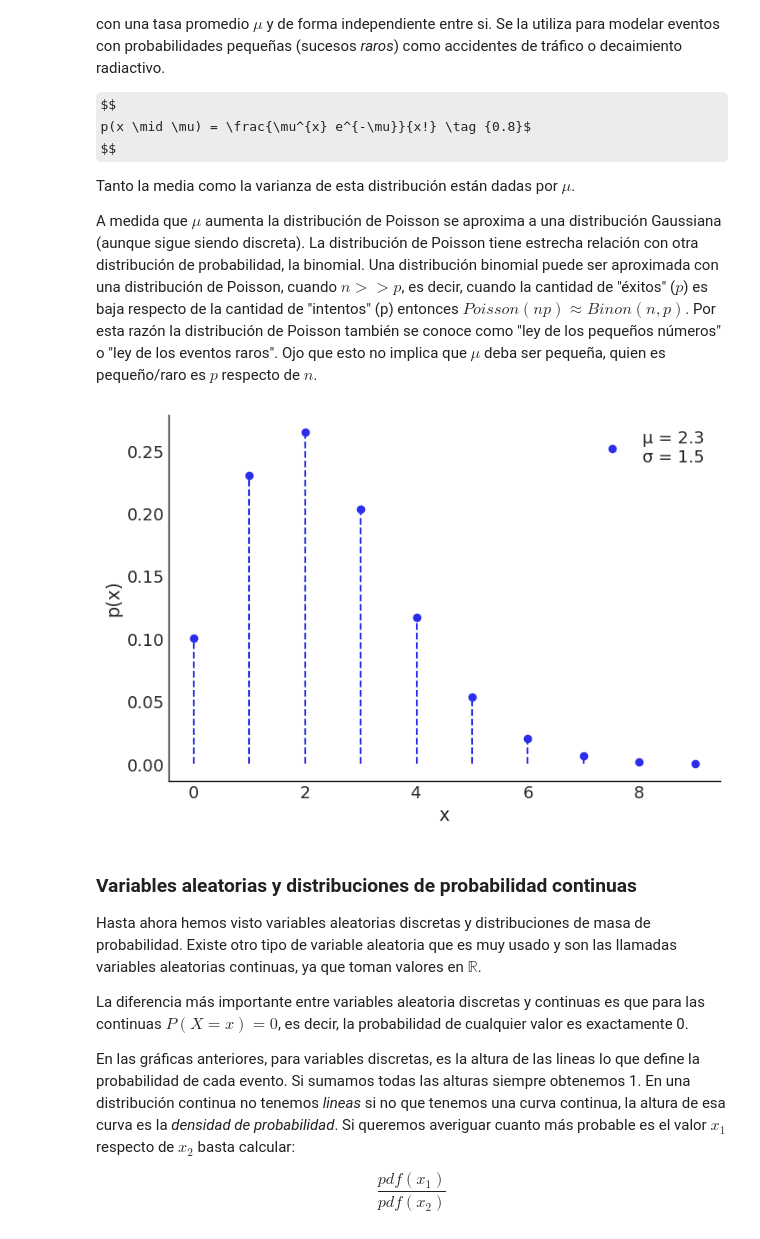
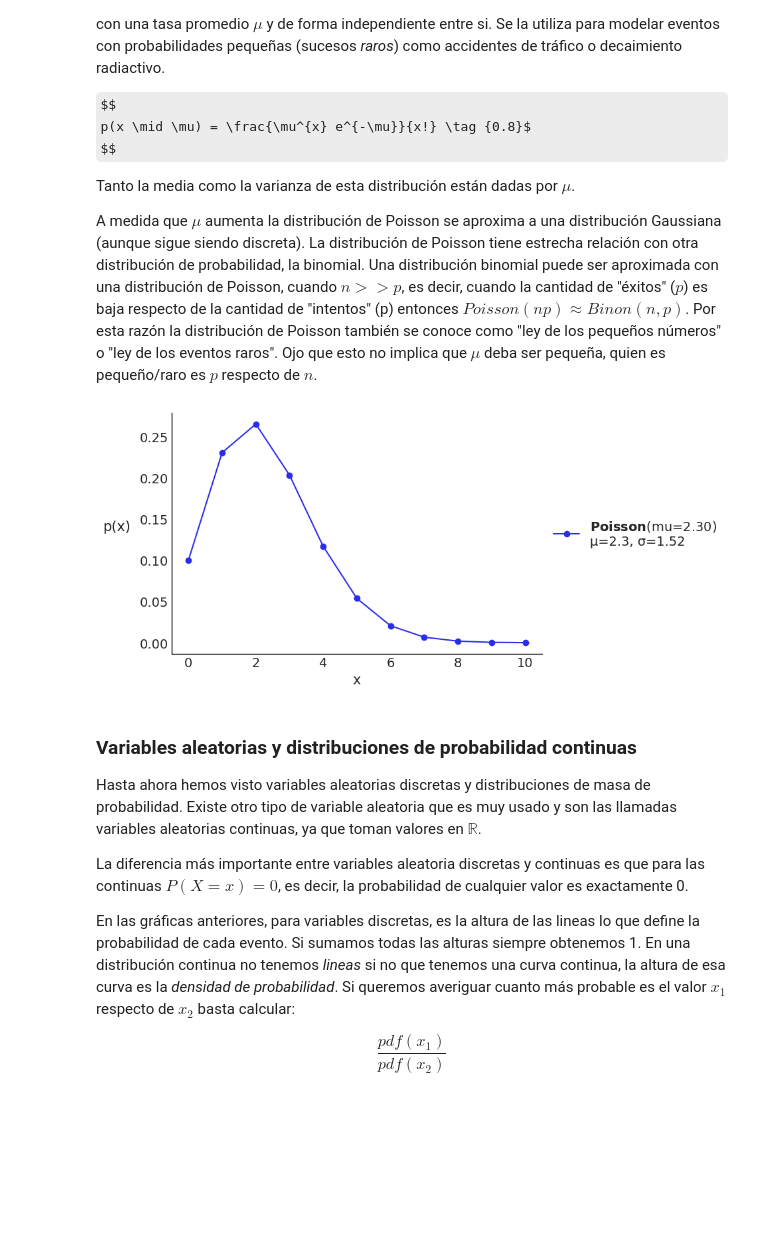
Before and after one commit to Grupo-de-modelado-probabilista/modelado_bayesiano, a Jupyter notebook: 00_Probabilidad.ipynb, the cells around one changed output. Cells and saved outputs as stored; diff of their text form; code cells hidden in the pictures; some formulas as TeX source; blank space fills up the shorter version.

```diff
--- a/00_Probabilidad.ipynb
+++ b/00_Probabilidad.ipynb
@@ -287,20 +270,13 @@ $$
 Tanto la media como la varianza de esta distribución están dadas por $\mu$.
 
 A medida que $\mu$ aumenta la distribución de Poisson se aproxima a una distribución Gaussiana (aunque sigue siendo discreta). La distribución de Poisson tiene estrecha relación con otra distribución de probabilidad, la binomial. Una distribución binomial puede ser aproximada con una distribución de Poisson, cuando $n >> p$, es decir, cuando la cantidad de "éxitos" ($p$) es baja respecto de la cantidad de "intentos" (p) entonces $Poisson(np) \approx Binon(n, p)$.  Por esta razón la distribución de Poisson también se conoce como "ley de los pequeños números" o "ley de los eventos raros". Ojo que esto no implica que $\mu$ deba ser pequeña, quien es pequeño/raro es $p$ respecto de $n$.
-# %%
-distri = stats.poisson(2.3)  # número de veces que se espera que ocurra un evento.
-x = np.arange(0, 10)
-x_pmf = distri.pmf(x)  # la pmf evaluada para todos los x
-media, varianza = distri.stats(moments='mv')
-plt.plot(x, x_pmf, 'C0o',
-         label=f'μ = {media:3.1f}\nσ = {varianza**0.5:3.1f}')
-plt.vlines(x,  0, x_pmf, colors='C0', linestyles='--')
-
-plt.xlabel('x')
-plt.ylabel('p(x)')
-plt.legend();
-# %% [output]
-[figure, removed]
+# %%
+dist = pz.Poisson(mu=2.3)  # número de veces que se espera que ocurra un evento.
+ax = dist.plot_pdf(moments="md")
+ax.set_xlabel('x')
+ax.set_ylabel('p(x)', rotation=0, labelpad=25);
+# %% [output]
+[figure, added]
 # %% [markdown]
 ### Variables aleatorias y distribuciones de probabilidad continuas
 
```
Also changed, not shown: parts of 20 cells of this notebook, 1 other file.
